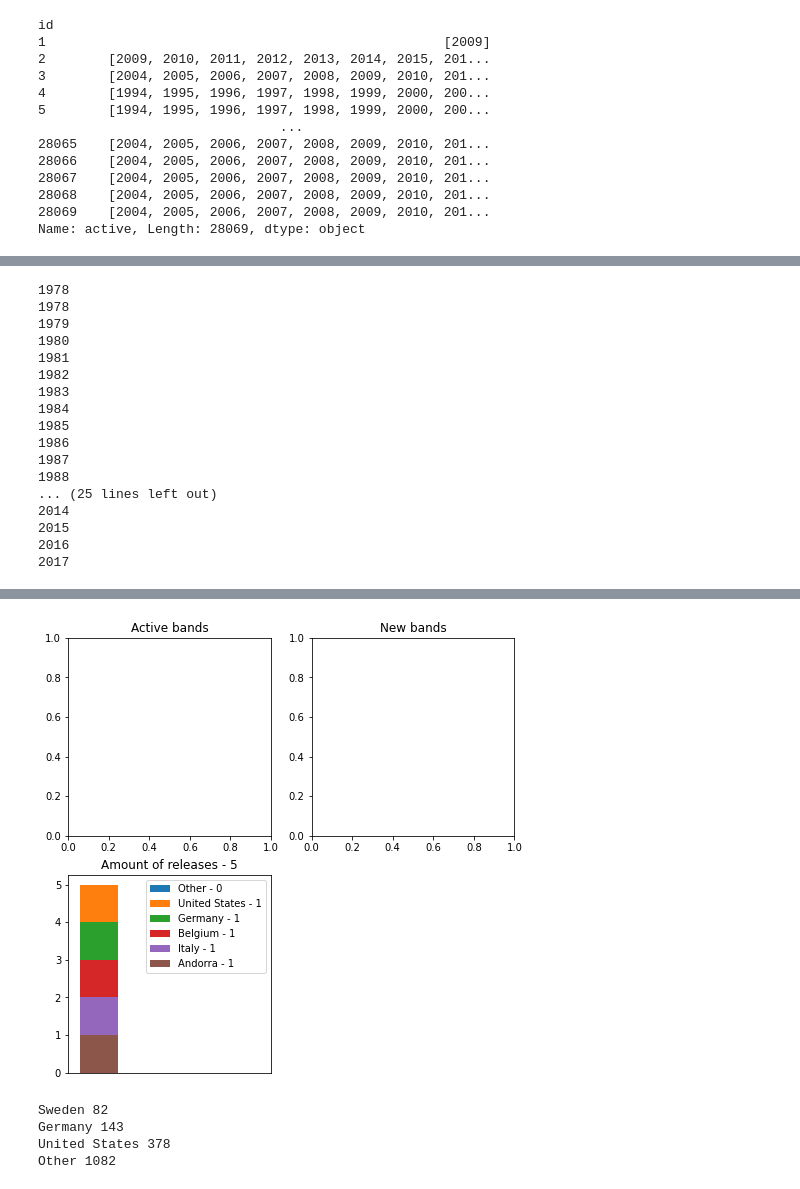
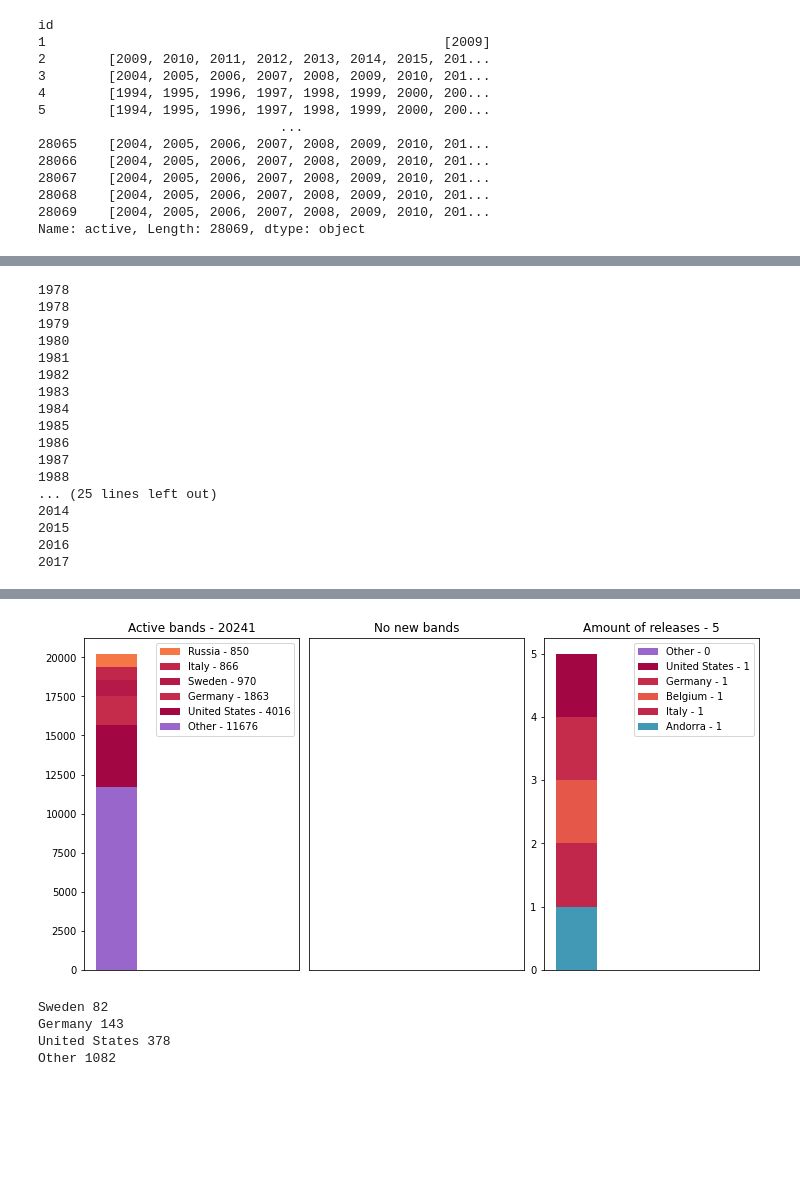
Before and after one commit to alximikl2/Dataset-Analyze, a Jupyter notebook: main.ipynb, the cells around one changed output, grey strips where cells are left out. Saved outputs shown, nothing was run; the diff lists cells and outputs as text; code cells hidden in the pictures; blank space fills up the shorter version.

```diff
--- a/main.ipynb
+++ b/main.ipynb
@@ -159,3 +160,13 @@ id
 28068    [2004, 2005, 2006, 2007, 2008, 2009, 2010, 201...
 28069    [2004, 2005, 2006, 2007, 2008, 2009, 2010, 201...
 Name: active, Length: 28069, dtype: object
+# %%
+countrys = df['country'].unique()
+len_ = len(countrys) + 1
+colors = {}
+for i in range(len_):
+    if i == len_ - 1:
+        colors['Other'] = (0.6, 0.4, 0.8, 1.)
+    else:
+        colors[countrys[i]] = plt.cm.Spectral((i+1)/float(len_ - 1))
+colors
@@ -168,75 +201,121 @@ df['country'].count()#no NA
 # %%
-fig = plt.figure(figsize=(8, 8))
-colors = ['r', 'g', 'b', 'k']
+fig = plt.figure(figsize=(10, 10), constrained_layout=True)
 
 class Animation():
   def __init__(self, fig, df):
     self.fig = fig
     self.df = df
-    self.active = fig.add_subplot(221)
-    self.new = fig.add_subplot(222)
-    self.release = fig.add_subplot(223)
+
+    self.gs0 = gridspec.GridSpec(2, 1, figure=fig)
+
+    self.gs1 = gridspec.GridSpecFromSubplotSpec(1, 3, subplot_spec=self.gs0[0])
+
+    self.active = fig.add_subplot(self.gs1[0])
+    self.new = fig.add_subplot(self.gs1[1])
+    self.release = fig.add_subplot(self.gs1[2])
+
+    #self.all = fig.add_subplot(self.gs0[1])
 
   def update(self, year):
-    print(year)
+    #print(year)
     self.active.clear()
     self.new.clear()
     self.release.clear()
+    #self.all.clear()
 
     plt.title(f'Year - {year}')
 
-    self.active.set_title('Active bands')
-    self.new.set_title('New bands')
+    #active block start
+    country = df['country'][contains(df['active'], year)].value_counts()
+    country['Other'] = country[5:].sum()
+    country=country.sort_values()[::-1][:6]
+    sum_ = country.sum()
+    if sum_:
+        for l, v in country[::-1].items():
+            self.active.bar(-4, sum_, label=f'{l} - {v}', width=1, color = colors[l])
+            sum_ -= v
+        self.active.set_xticks([])
+        self.active.set_xlim(-4.8, 0.5)
+        self.active.legend()
+        self.active.set_title(f'Active bands - {country.sum()}')
+    else:
+        self.active.set_yticks([])
+        self.active.set_xticks([])
+        self.active.set_title(f'No active bands')
+    #active block end
 
+    #new block start
+    country = df[df['formed_in'] == year]['country'].value_counts()
+    country['Other'] = country[5:].sum()
+    country=country.sort_values()[::-1][:6]
+    sum_ = country.sum()
+    if sum_:
+        for l, v in country[::-1].items():
+            self.new.bar(-4, sum_, label=f'{l} - {v}', width=1, color = colors[l])
+            sum_ -= v
+        self.new.set_xticks([])
+        self.new.set_xlim(-4.8, 0.5)
+        self.new.legend()
+        self.new.set_title(f'New bands - {country.sum()}')
+    else:
+        self.new.set_yticks([])
+        self.new.set_xticks([])
+        self.new.set_title(f'No new bands')
+    #new block end
+
+    #release block start
     country = df[df['year'] == year]['country'].value_counts()
     country['Other'] = country[5:].sum()
     country=country.sort_values()[::-1][:6]
 
     sum_ = country.sum()
-    for l, v in country[::-1].items():
-        self.release.bar(-4, sum_, label=f'{l} - {v}', width=1)
-        sum_ -= v
+    if sum_:
+        for l, v in country[::-1].items():
+            self.release.bar(-4, sum_, label=f'{l} - {v}', width=1, color = colors[l])
+            sum_ -= v
 
-    self.release.set_xticks([])
-    self.release.set_xlim(-4.8, 0.5)
-    self.release.legend()
-    self.release.set_title(f'Amount of releases - {country.sum()}')
+        self.release.set_xticks([])
+        self.release.set_xlim(-4.8, 0.5)
+        self.release.legend()
+        self.release.set_title(f'Amount of releases - {country.sum()}')
+    else:
+        self.release.set_yticks([])
+        self.release.set_xticks([])
+        self.release.set_title(f'No releases')
+    #release block end
 
-    #if array.size:
-    #  self.ax.pie(array, labels=array.index, labeldistance=None)
-    #  self.ax.legend()
-    #else:
-    #  self.ax.text(0.5,0.5,'No Data')
+
+
     return self.fig
 
 obj = Animation(fig, df)
 anim = ani.FuncAnimation(fig, obj.update,
                          frames = range(1978, 2018),
                          repeat = False,
                          interval=500)
 
 
 HTML(anim.to_html5_video())
 # %% [output]
 1978
 1978
 1979
 1980
 1981
 1982
 1983
 1984
 1985
 1986
 1987
 1988
 ... (25 lines left out)
 2014
 2015
 2016
 2017
 [interactive output not drawn]
-[figure, old version]
+[figure, new version]
 # %%
 
 c = df[df['year'] == 2016]['country'].value_counts()
```
Also changed, not shown: parts of 6 cells of this notebook.
